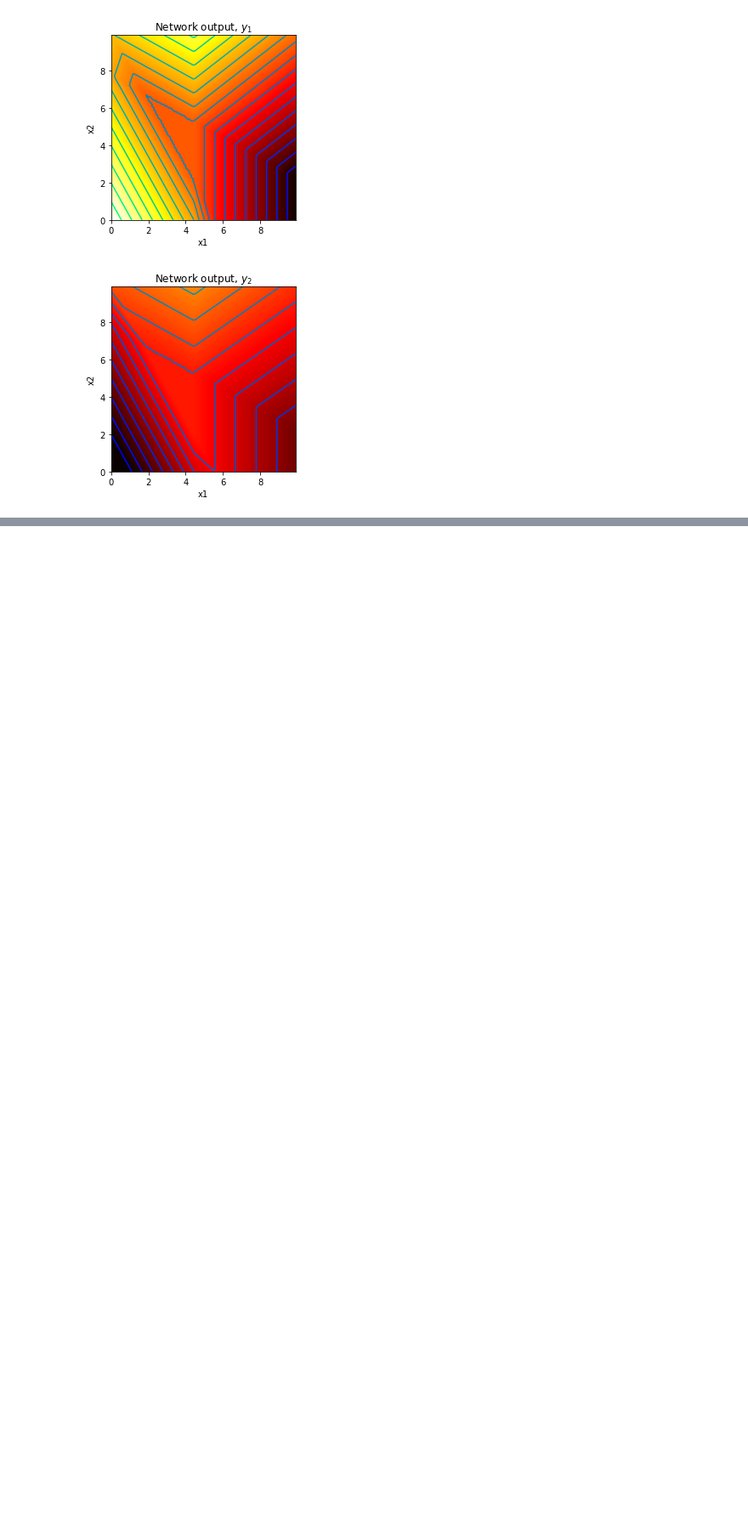
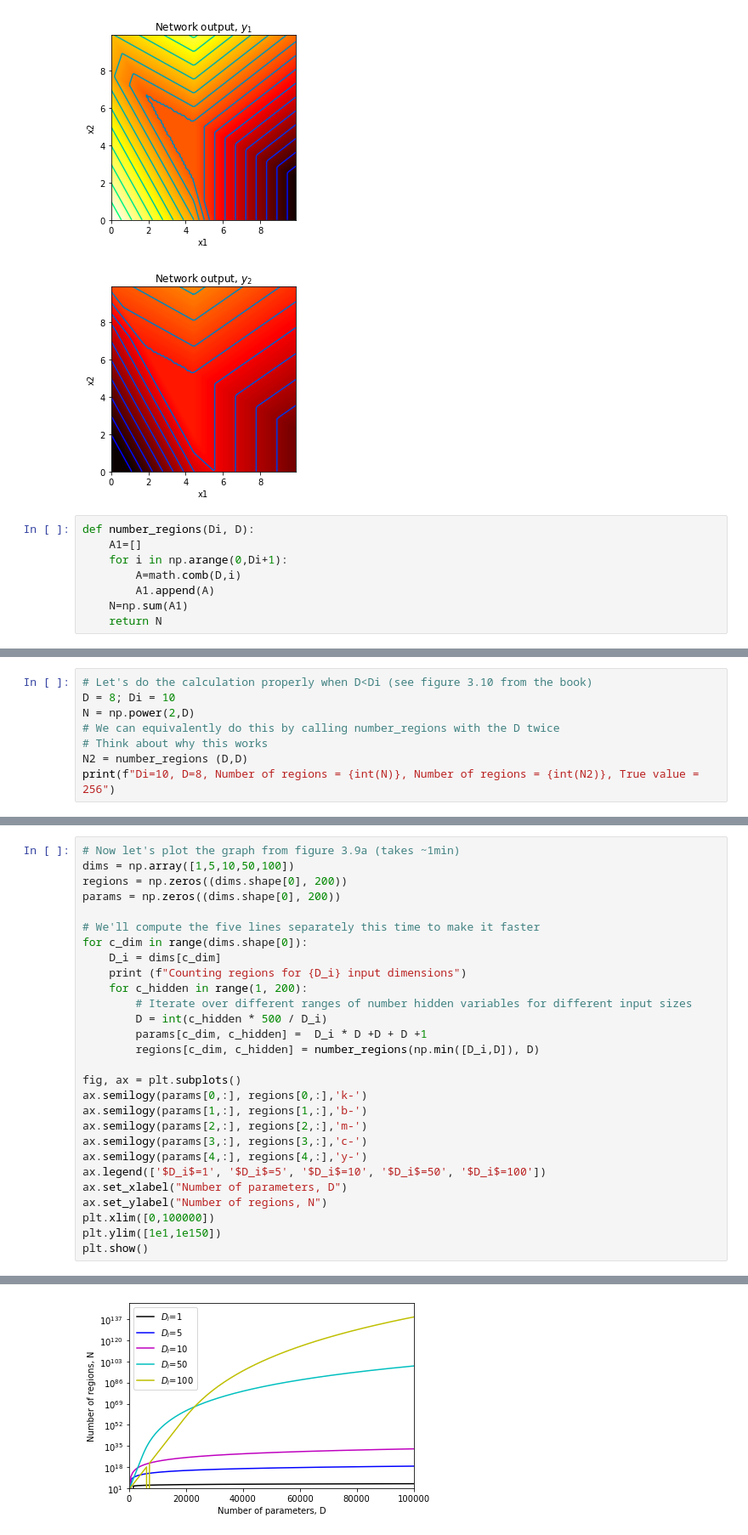
Before and after one commit to sepide97/My_Code_Sepide, a Jupyter notebook: Neural_Networks/ Shallow_neural_networks.ipynb, the cells around one changed output, grey strips where cells are left out. Shown at 85% size. Saved outputs shown, nothing was run; the diff lists cells and outputs as text; blank space fills up the shorter version.

Commit message:
shallow Neural Networks with different activation functions

```diff
--- a/Neural_Networks/ Shallow_neural_networks.ipynb
+++ b/Neural_Networks/ Shallow_neural_networks.ipynb
@@ -315,3 +316,11 @@ plot_neural_2_inputs_2_outputs(x1,x2, y1, y2, pre_1, pre_2, pre_3, act_1, act_2,
 [figure]
 [figure]
 [figure]
+# %%
+def number_regions(Di, D):
+    A1=[]
+    for i in np.arange(0,Di+1):
+        A=math.comb(D,i)
+        A1.append(A)
+    N=np.sum(A1)
+    return N
@@ -317,0 +349,8 @@ plot_neural_2_inputs_2_outputs(x1,x2, y1, y2, pre_1, pre_2, pre_3, act_1, act_2,
+# %%
+# Let's do the calculation properly when D<Di (see figure 3.10 from the book)
+D = 8; Di = 10
+N = np.power(2,D)
+# We can equivalently do this by calling number_regions with the D twice
+# Think about why this works
+N2 = number_regions (D,D)
+print(f"Di=10, D=8, Number of regions = {int(N)}, Number of regions = {int(N2)}, True value = 256")
@@ -317,0 +369,29 @@ plot_neural_2_inputs_2_outputs(x1,x2, y1, y2, pre_1, pre_2, pre_3, act_1, act_2,
+# %%
+# Now let's plot the graph from figure 3.9a (takes ~1min)
+dims = np.array([1,5,10,50,100])
+regions = np.zeros((dims.shape[0], 200))
+params = np.zeros((dims.shape[0], 200))
+
+# We'll compute the five lines separately this time to make it faster
+for c_dim in range(dims.shape[0]):
+    D_i = dims[c_dim]
+    print (f"Counting regions for {D_i} input dimensions")
+    for c_hidden in range(1, 200):
+        # Iterate over different ranges of number hidden variables for different input sizes
+        D = int(c_hidden * 500 / D_i)
+        params[c_dim, c_hidden] =  D_i * D +D + D +1
+        regions[c_dim, c_hidden] = number_regions(np.min([D_i,D]), D)
+
+fig, ax = plt.subplots()
+ax.semilogy(params[0,:], regions[0,:],'k-')
+ax.semilogy(params[1,:], regions[1,:],'b-')
+ax.semilogy(params[2,:], regions[2,:],'m-')
+ax.semilogy(params[3,:], regions[3,:],'c-')
+ax.semilogy(params[4,:], regions[4,:],'y-')
+ax.legend(['$D_i$=1', '$D_i$=5', '$D_i$=10', '$D_i$=50', '$D_i$=100'])
+ax.set_xlabel("Number of parameters, D")
+ax.set_ylabel("Number of regions, N")
+plt.xlim([0,100000])
+plt.ylim([1e1,1e150])
+plt.show()
+# %% [output]
@@ -317,0 +403 @@ plot_neural_2_inputs_2_outputs(x1,x2, y1, y2, pre_1, pre_2, pre_3, act_1, act_2,
+[figure, added]
```
Also changed, not shown: parts of 27 cells of this notebook.
